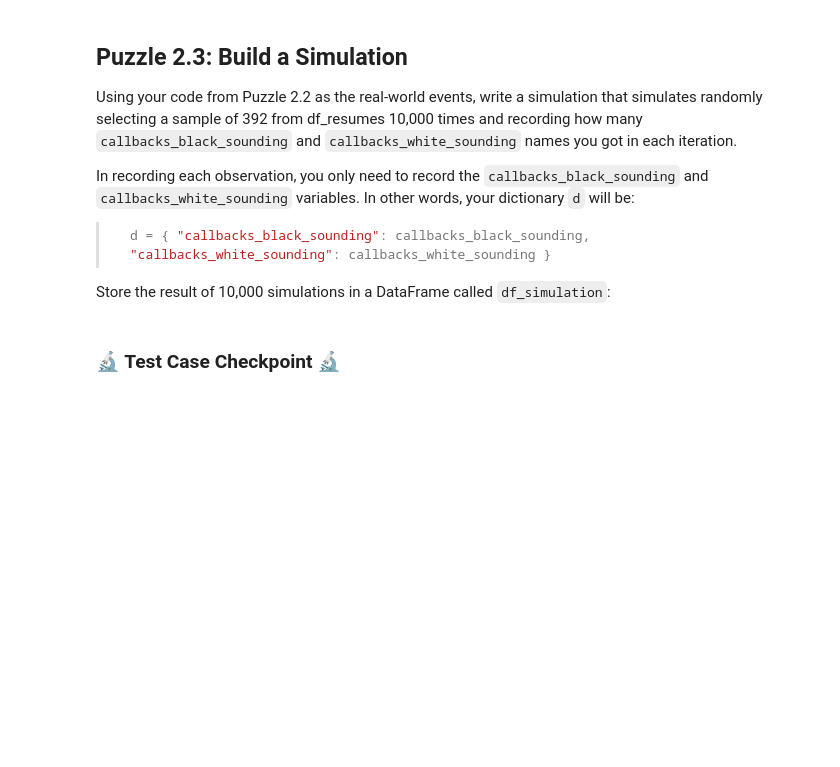
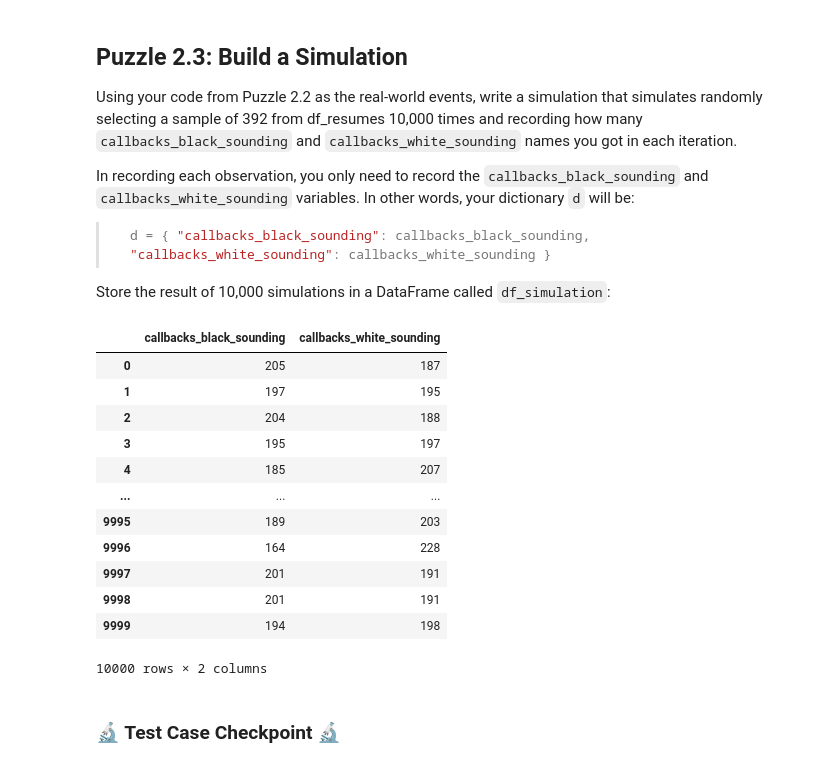
Before and after one commit to JoshuaMorales1245/Personal-Projects, a Jupyter notebook: lab_justice/lab_justice.ipynb, the cells around one changed output. Cells and saved outputs as stored; diff of their text form; code cells hidden in the pictures; blank space fills up the shorter version.

```diff
--- a/lab_justice/lab_justice.ipynb
+++ b/lab_justice/lab_justice.ipynb
@@ -221,4 +283,5 @@ Using your `df_sample` (the sample of all people who received callbacks), calcul
 Make sure to **display your results.**
 # %%
 # Randomly sample 392 rows from the dataframe
-...
+df_sample = df_resumes.sample(392)
+df_sample
@@ -262,6 +354,20 @@ Store the result of 10,000 simulations in a DataFrame called `df_simulation`:
 # %%
 # Display the result of the simulation:
-...
+df_simulation
+# %% [output]
+|  | callbacks_black_sounding | callbacks_white_sounding |
+| 0 | 205 | 187 |
+| 1 | 197 | 195 |
+| 2 | 204 | 188 |
+| 3 | 195 | 197 |
+| 4 | 185 | 207 |
+| ... | ... | ... |
+| 9995 | 189 | 203 |
+| 9996 | 164 | 228 |
+| 9997 | 201 | 191 |
+| 9998 | 201 | 191 |
+| 9999 | 194 | 198 |
+10000 rows × 2 columns
 # %% [markdown]
 ### 🔬 Test Case Checkpoint 🔬
 # %%
```
Also changed, not shown: parts of 37 cells of this notebook.
